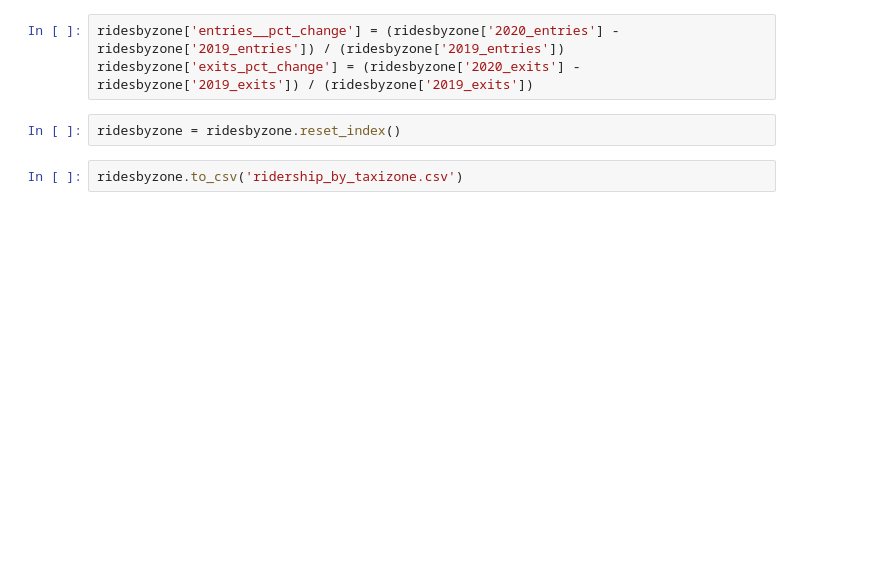
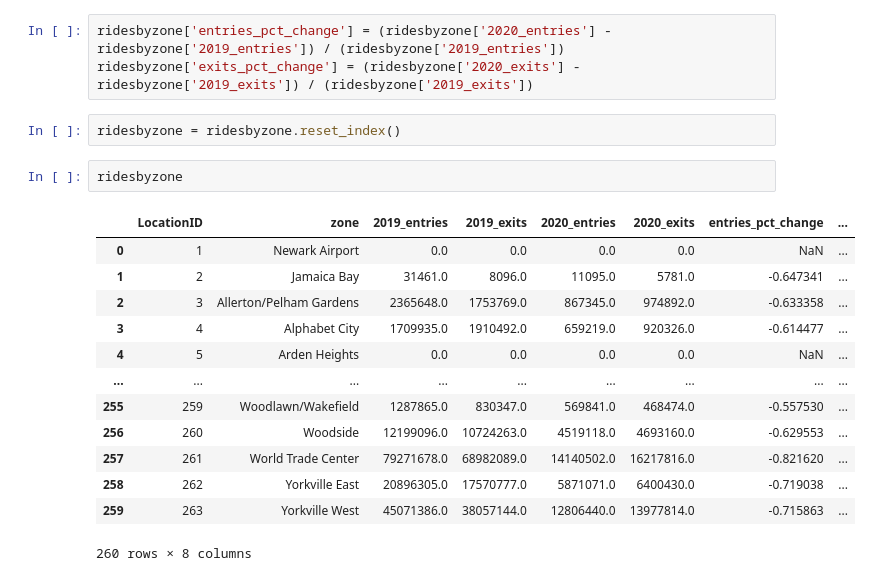
Before and after one commit to JeremyR327/EssentialWorkerRides_ML_Model, a Jupyter notebook: MLC_project_subway_spatial.ipynb, the cells around one changed output. Cells and saved outputs as stored; diff of their text form; blank space fills up the shorter version.

```diff
--- a/MLC_project_subway_spatial.ipynb
+++ b/MLC_project_subway_spatial.ipynb
@@ -79,7 +129,21 @@ ridesbyzone = rides_geo.groupby('LocationID')[['2019_entries','2019_exits','2020
 # %%
-ridesbyzone['entries__pct_change'] = (ridesbyzone['2020_entries'] - ridesbyzone['2019_entries']) / (ridesbyzone['2019_entries'])
+ridesbyzone['entries_pct_change'] = (ridesbyzone['2020_entries'] - ridesbyzone['2019_entries']) / (ridesbyzone['2019_entries'])
 ridesbyzone['exits_pct_change'] = (ridesbyzone['2020_exits'] - ridesbyzone['2019_exits']) / (ridesbyzone['2019_exits'])
 # %%
 ridesbyzone = ridesbyzone.reset_index()
-# %%
-ridesbyzone.to_csv('ridership_by_taxizone.csv')
+# %%
+ridesbyzone
+# %% [output]
+|  | LocationID | zone | 2019_entries | 2019_exits | 2020_entries | 2020_exits | entries_pct_change | ... |
+| 0 | 1 | Newark Airport | 0.0 | 0.0 | 0.0 | 0.0 | NaN | ... |
+| 1 | 2 | Jamaica Bay | 31461.0 | 8096.0 | 11095.0 | 5781.0 | -0.647341 | ... |
+| 2 | 3 | Allerton/Pelham Gardens | 2365648.0 | 1753769.0 | 867345.0 | 974892.0 | -0.633358 | ... |
+| 3 | 4 | Alphabet City | 1709935.0 | 1910492.0 | 659219.0 | 920326.0 | -0.614477 | ... |
+| 4 | 5 | Arden Heights | 0.0 | 0.0 | 0.0 | 0.0 | NaN | ... |
+| ... | ... | ... | ... | ... | ... | ... | ... | ... |
+| 255 | 259 | Woodlawn/Wakefield | 1287865.0 | 830347.0 | 569841.0 | 468474.0 | -0.557530 | ... |
+| 256 | 260 | Woodside | 12199096.0 | 10724263.0 | 4519118.0 | 4693160.0 | -0.629553 | ... |
+| 257 | 261 | World Trade Center | 79271678.0 | 68982089.0 | 14140502.0 | 16217816.0 | -0.821620 | ... |
+| 258 | 262 | Yorkville East | 20896305.0 | 17570777.0 | 5871071.0 | 6400430.0 | -0.719038 | ... |
+| 259 | 263 | Yorkville West | 45071386.0 | 38057144.0 | 12806440.0 | 13977814.0 | -0.715863 | ... |
+260 rows × 8 columns
```
Also changed, not shown: parts of 19 cells of this notebook.
